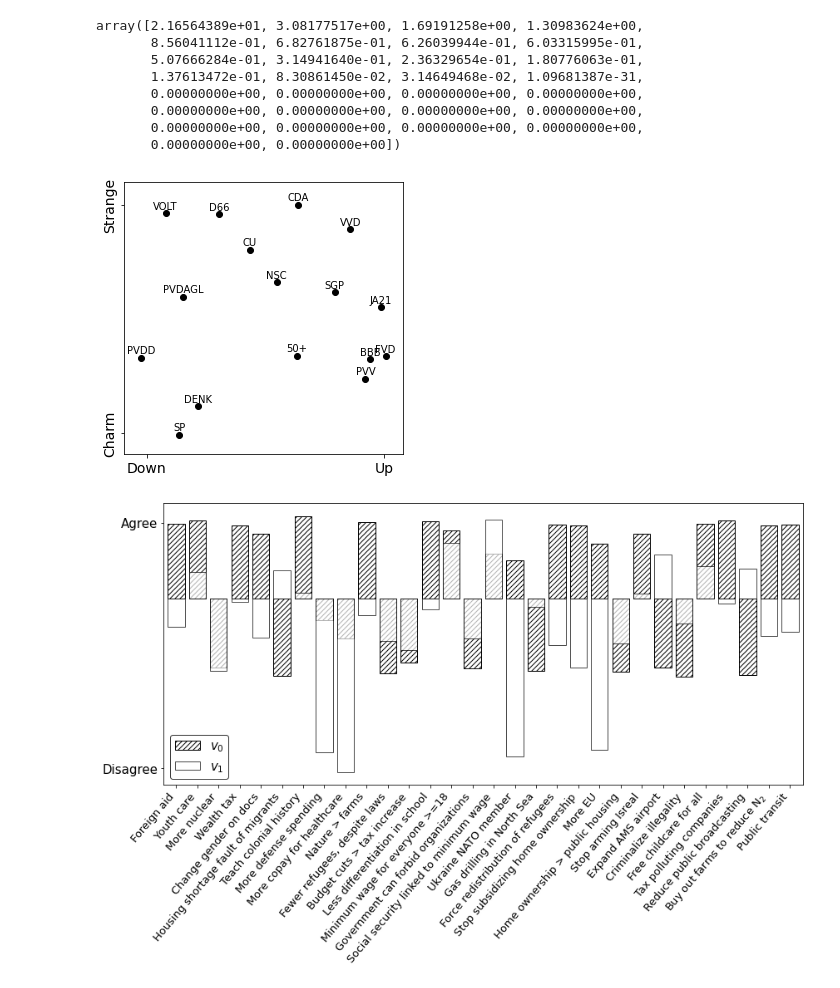
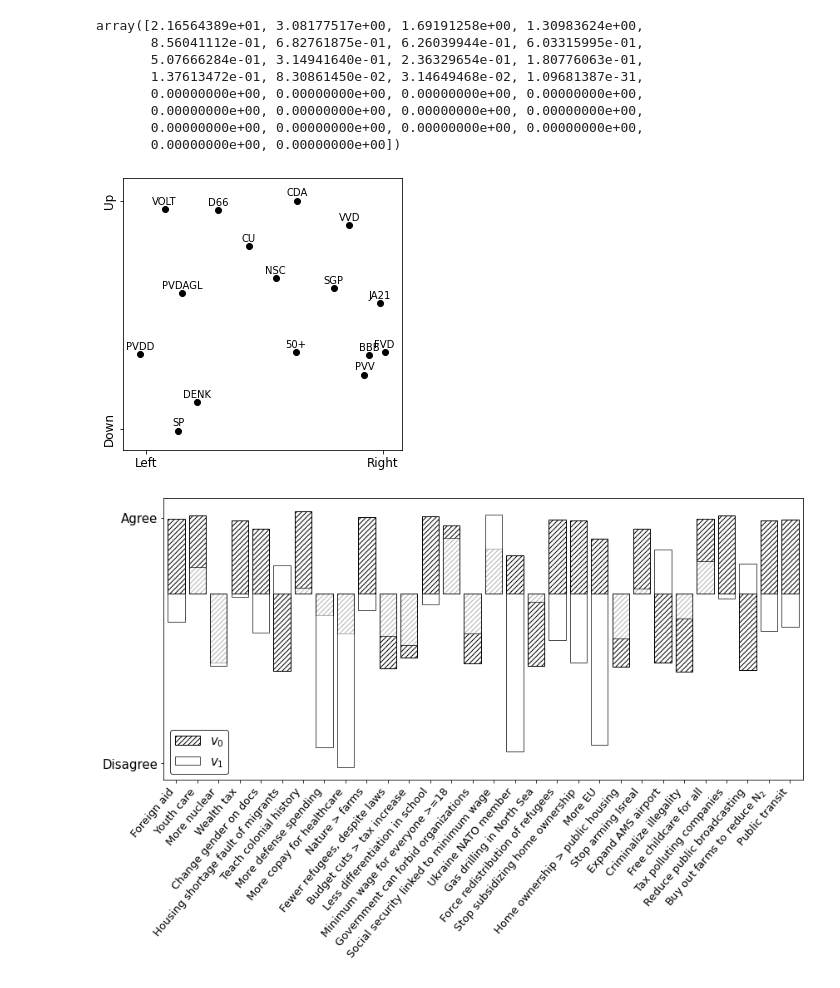
Before and after one commit to dehond/dehond.github.io, a Jupyter notebook: assets/posts/the-broken-compass/new_axes.ipynb, the cells around one changed output. Saved outputs shown, nothing was run; the diff lists cells and outputs as text; code cells hidden in the pictures.

```diff
--- a/assets/posts/the-broken-compass/new_axes.ipynb
+++ b/assets/posts/the-broken-compass/new_axes.ipynb
@@ -72,32 +72,32 @@ for i in range(len(parties)):
 # %%
 compressed = smat_norm@Vh.T
 
 
 fig, ax = plt.subplots(figsize = (5, 5))
 
 plt.plot(-compressed[:, 0], -compressed[:, 1],  ls = "none", marker = "o",
         markeredgecolor = "k", color = "k")
 for i in range(len(parties)):
     plt.annotate(shorts[i], (-compressed[i, 0], -compressed[i, 1] + 0.2),
                 ha = "center", va = "center_baseline")
 
 
 ax.set_xlim([-8.25, 7.05])
 ax.set_ylim([-3.5, 3.05])
 ax.set_xticks([-7, 6])
-ax.set_xticklabels(['Down', 'Up'], fontsize = 14)
+ax.set_xticklabels(['Left', 'Right'], fontsize = 12)
 ax.set_yticks([-3, 2.5])
 
 for tick in ax.yaxis.get_majorticklabels():
     tick.set_verticalalignment("center")
 
-ax.set_yticklabels(['Charm', 'Strange'], fontsize = 14, rotation = 90)
+ax.set_yticklabels(['Down', 'Up'], fontsize = 12, rotation = 90)
 
 ax.patch.set_facecolor('none')
 
 plt.savefig("new_compass.svg")
 # %% [output]
-[figure, old version]
+[figure, new version]
 # %%
 labels = [
 "Home ownership > public housing",
```
Also changed, not shown: 2 other files.
